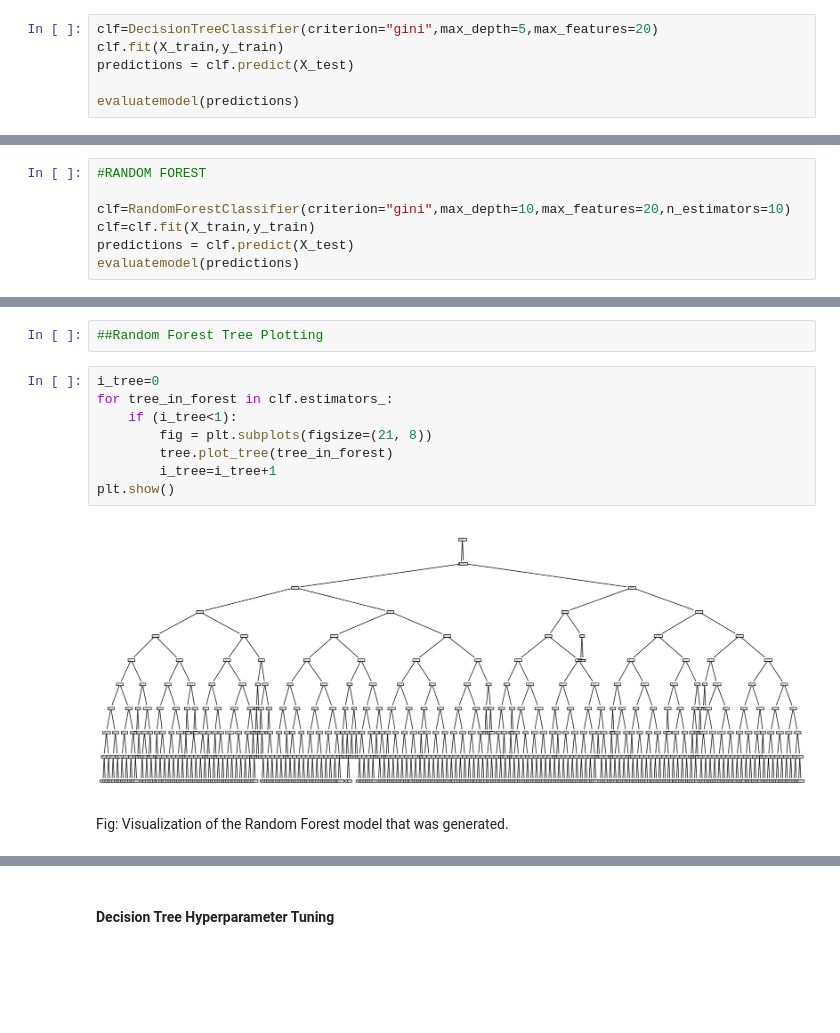
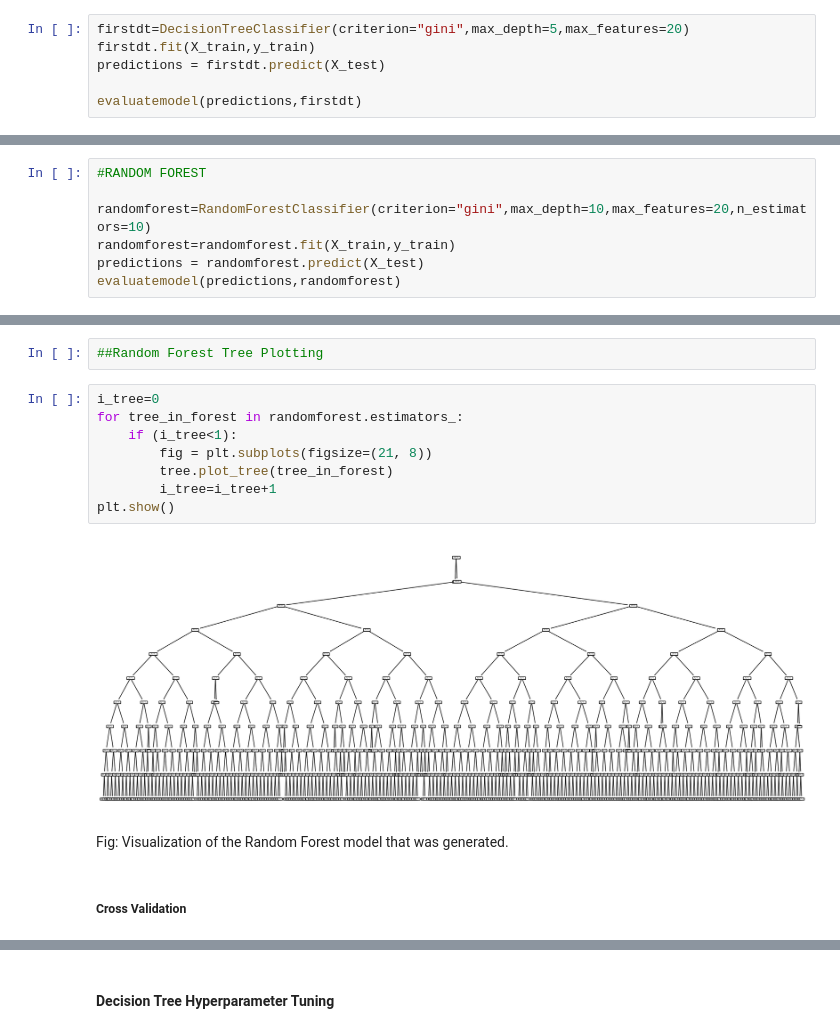
Before and after one commit to CoreyJiaJinHe/DataAnalysisProject, a Jupyter notebook: jupyterlab files/Diabetes.ipynb, the cells around one changed output, grey strips where cells are left out. Cells and saved outputs as stored; diff of their text form; blank space fills up the shorter version.

```diff
--- a/jupyterlab files/Diabetes.ipynb
+++ b/jupyterlab files/Diabetes.ipynb
@@ -305,10 +308,10 @@ def evaluatemodel(predictions):
 <h4>Decision Tree Classifier</h4>
 <p>Decision Tree Classifier. It allows for all features. A slight modification has to be done to the data in order for this to work. Diabetes is transformed from a 0 = no diabetes, 1 = prediabetes, 2 =  diabetes, to 0 = no risk of diabetes and 1 = risk of diabetes.</p>
 # %%
-clf=DecisionTreeClassifier(criterion="gini",max_depth=5,max_features=20)
-clf.fit(X_train,y_train)
-predictions = clf.predict(X_test)
+firstdt=DecisionTreeClassifier(criterion="gini",max_depth=5,max_features=20)
+firstdt.fit(X_train,y_train)
+predictions = firstdt.predict(X_test)
 
-evaluatemodel(predictions)
+evaluatemodel(predictions,firstdt)
 # %% [output]
 [figure]
@@ -343,8 +361,8 @@ Feature 19:  Education Score: 4.3e-05
 # %%
 #RANDOM FOREST
 
-clf=RandomForestClassifier(criterion="gini",max_depth=10,max_features=20,n_estimators=10)
-clf=clf.fit(X_train,y_train)
-predictions = clf.predict(X_test)
-evaluatemodel(predictions)
+randomforest=RandomForestClassifier(criterion="gini",max_depth=10,max_features=20,n_estimators=10)
+randomforest=randomforest.fit(X_train,y_train)
+predictions = randomforest.predict(X_test)
+evaluatemodel(predictions,randomforest)
 # %% [output]
@@ -358,13 +376,15 @@ Overall Recall: 0.8878797886393659
 ##Random Forest Tree Plotting
 # %%
 i_tree=0
-for tree_in_forest in clf.estimators_:
+for tree_in_forest in randomforest.estimators_:
     if (i_tree<1):
         fig = plt.subplots(figsize=(21, 8))
         tree.plot_tree(tree_in_forest)
         i_tree=i_tree+1
 plt.show()
 # %% [output]
-[figure, old version]
+[figure, new version]
 # %% [markdown]
 <p>Fig: Visualization of the Random Forest model that was generated.</p>
+# %% [markdown]
+<h5>Cross Validation</h5>
```
Also changed, not shown: parts of 61 cells of this notebook, 3 other files.
